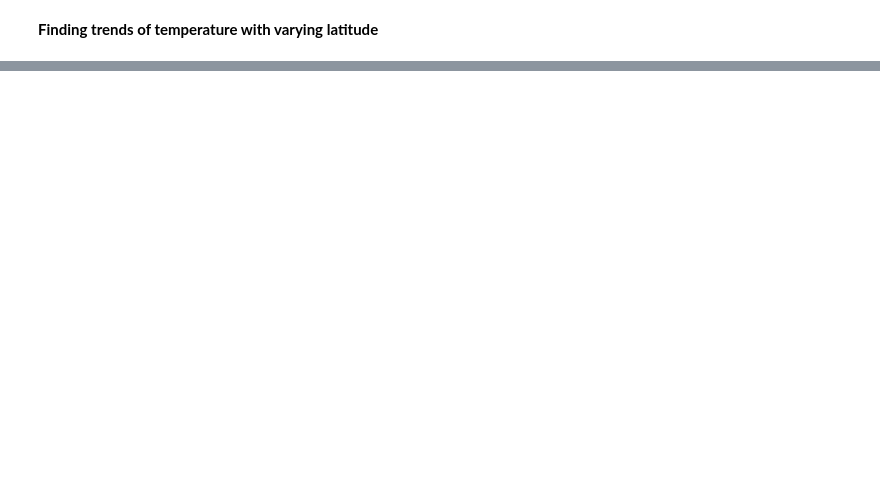
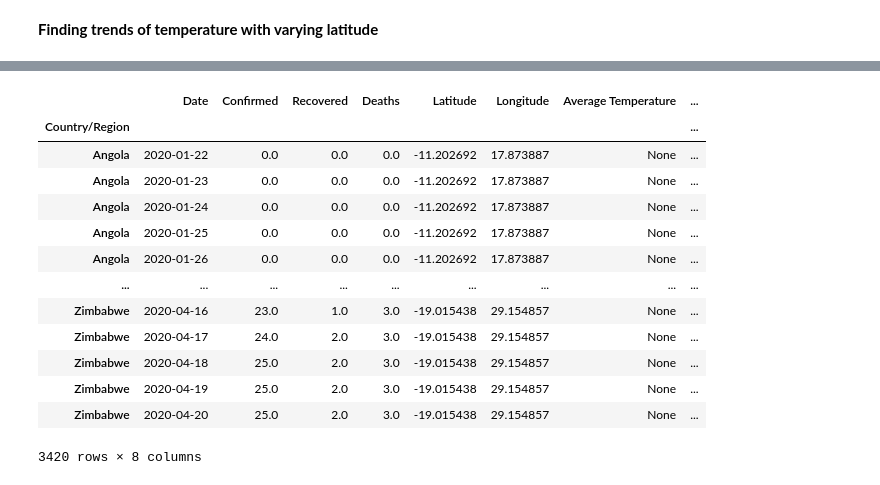
Before and after one commit to newb-dev-1008/GetBoarded_Latitude, a Jupyter notebook: GetBoarded_Week2.ipynb, the cells around one changed output, grey strips where cells are left out. Saved outputs shown, nothing was run; the diff lists cells and outputs as text; code cells hidden in the pictures; blank space fills up the shorter version.

```diff
--- a/GetBoarded_Week2.ipynb
+++ b/GetBoarded_Week2.ipynb
@@ -525,0 +545,20 @@ plt.bar(longitudes_df['Longitude'], longitudes_df['Confirmed'])
+# %%
+#Countries whose temperatures aren't known
+
+nan_temp = corrected_covid_data[corrected_covid_data['Average Temperature'].isna()]
+nan_temp
+# %% [output]
+|  | Date | Confirmed | Recovered | Deaths | Latitude | Longitude | Average Temperature | ... |
+| Country/Region |  |  |  |  |  |  |  | ... |
+| Angola | 2020-01-22 | 0.0 | 0.0 | 0.0 | -11.202692 | 17.873887 | None | ... |
+| Angola | 2020-01-23 | 0.0 | 0.0 | 0.0 | -11.202692 | 17.873887 | None | ... |
+| Angola | 2020-01-24 | 0.0 | 0.0 | 0.0 | -11.202692 | 17.873887 | None | ... |
+| Angola | 2020-01-25 | 0.0 | 0.0 | 0.0 | -11.202692 | 17.873887 | None | ... |
+| Angola | 2020-01-26 | 0.0 | 0.0 | 0.0 | -11.202692 | 17.873887 | None | ... |
+| ... | ... | ... | ... | ... | ... | ... | ... | ... |
+| Zimbabwe | 2020-04-16 | 23.0 | 1.0 | 3.0 | -19.015438 | 29.154857 | None | ... |
+| Zimbabwe | 2020-04-17 | 24.0 | 2.0 | 3.0 | -19.015438 | 29.154857 | None | ... |
+| Zimbabwe | 2020-04-18 | 25.0 | 2.0 | 3.0 | -19.015438 | 29.154857 | None | ... |
+| Zimbabwe | 2020-04-19 | 25.0 | 2.0 | 3.0 | -19.015438 | 29.154857 | None | ... |
+| Zimbabwe | 2020-04-20 | 25.0 | 2.0 | 3.0 | -19.015438 | 29.154857 | None | ... |
+3420 rows × 8 columns
```
Also changed, not shown: parts of 15 cells of this notebook.
